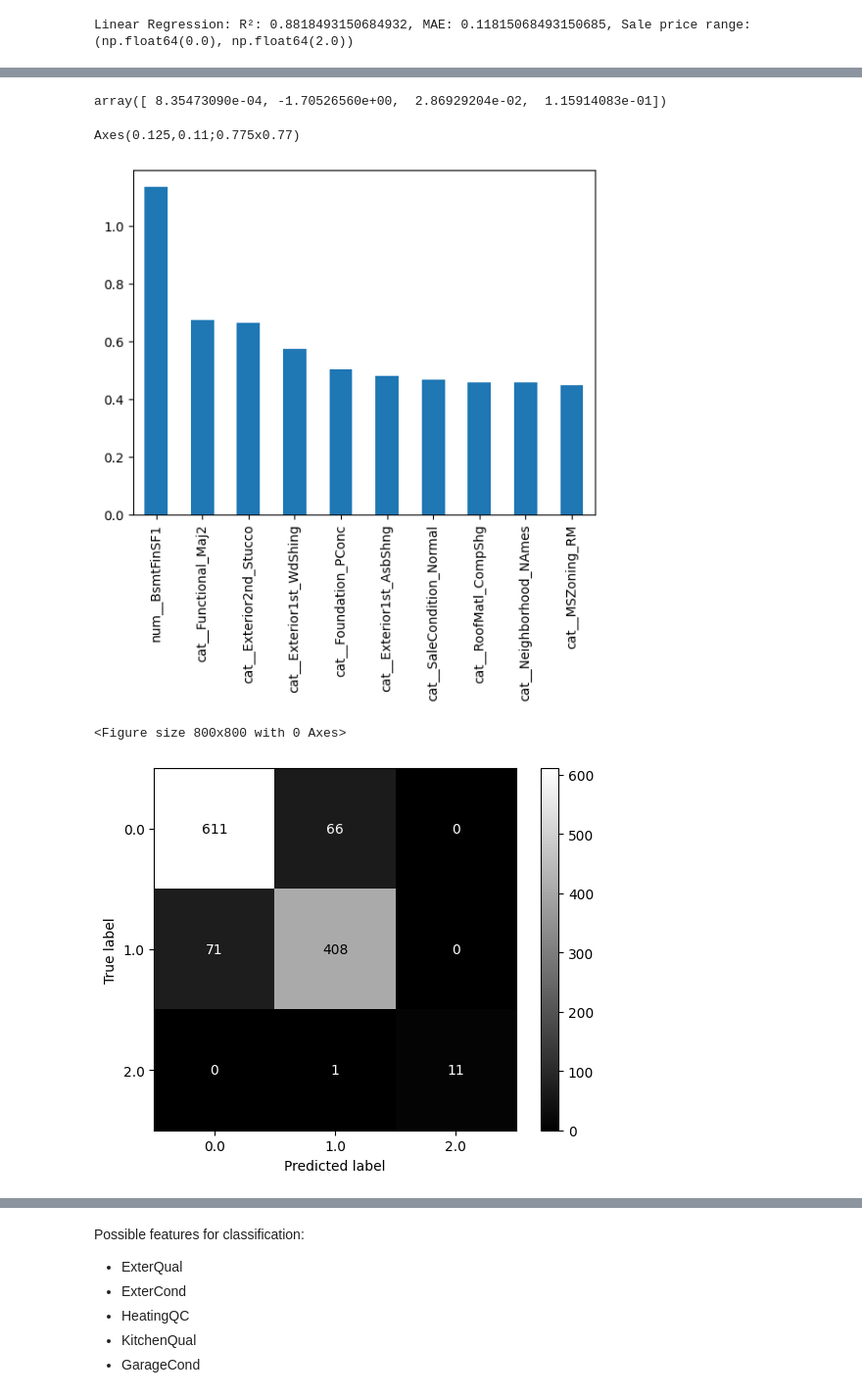
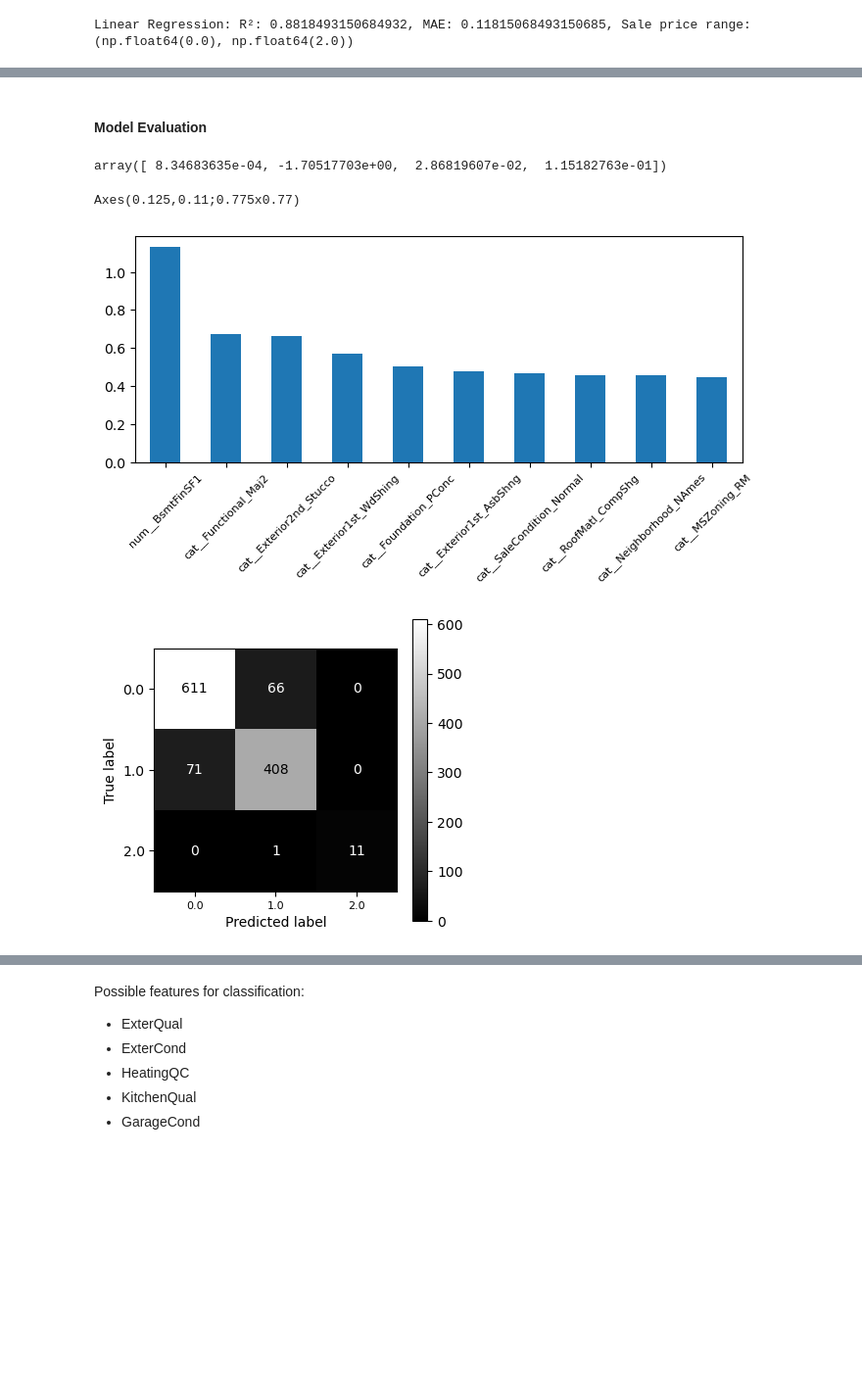
Before and after one commit to lore5g/ML_models_house_price, a Jupyter notebook: house_prices_regression.ipynb, the cells around one changed output, grey strips where cells are left out. Shown at 98% size. Drawn from its saved outputs; the diff is of its cells as text; code cells hidden in the pictures; blank space fills up the shorter version.

```diff
--- a/house_prices_regression.ipynb
+++ b/house_prices_regression.ipynb
@@ -13 +27,3 @@ Mounted at /content/drive
+# %%
+DATA_PATH = 'house-prices-data'
 # %%
@@ -737,23 +698,29 @@ array([[9.66870572e-01, 3.31128776e-02, 1.65500303e-05],
+# %% [markdown]
+#### Model Evaluation
 # %%
 #importance of each attribute
 log_reg.coef_[1][:4]
 # %% [output]
-array([ 8.35473090e-04, -1.70526560e+00,  2.86929204e-02,  1.15914083e-01])
+array([ 8.34683635e-04, -1.70517703e+00,  2.86819607e-02,  1.15182763e-01])
 # %%
 features_name = full_pipeline2.get_feature_names_out()
 weights_0 = pd.Series(log_reg.coef_[1], index = features_name)
+fig, ax = plt.subplots(figsize  = (8,3))
 print(weights_0.sort_values(ascending=False)[:10].plot(kind = 'bar'))
+ax.tick_params(axis = 'x', labelsize = 8)
+plt.xticks(rotation=45, fontsize=8)
+plt.show()
 # %% [output]
 Axes(0.125,0.11;0.775x0.77)
-[figure, old version]
+[figure, new version]
 # %%
 from sklearn.metrics import confusion_matrix, ConfusionMatrixDisplay
-fig = plt.figure(figsize  = (8,8))
+fig, ax = plt.subplots(figsize  = (4,4))
 cm = confusion_matrix(y2, y2_pred, labels = log_reg.classes_)
 disp = ConfusionMatrixDisplay(confusion_matrix=cm, display_labels=log_reg.classes_)
-disp.plot(cmap = 'gray')
+disp.plot(cmap = 'gray', ax = ax)
+ax.tick_params(axis = 'x', labelsize = 8)
 plt.show()
 # %% [output]
-<Figure size 800x800 with 0 Axes>
-[figure, old version]
+[figure, new version]
 # %% [markdown]
```
Also changed, not shown: parts of 82 cells of this notebook.
